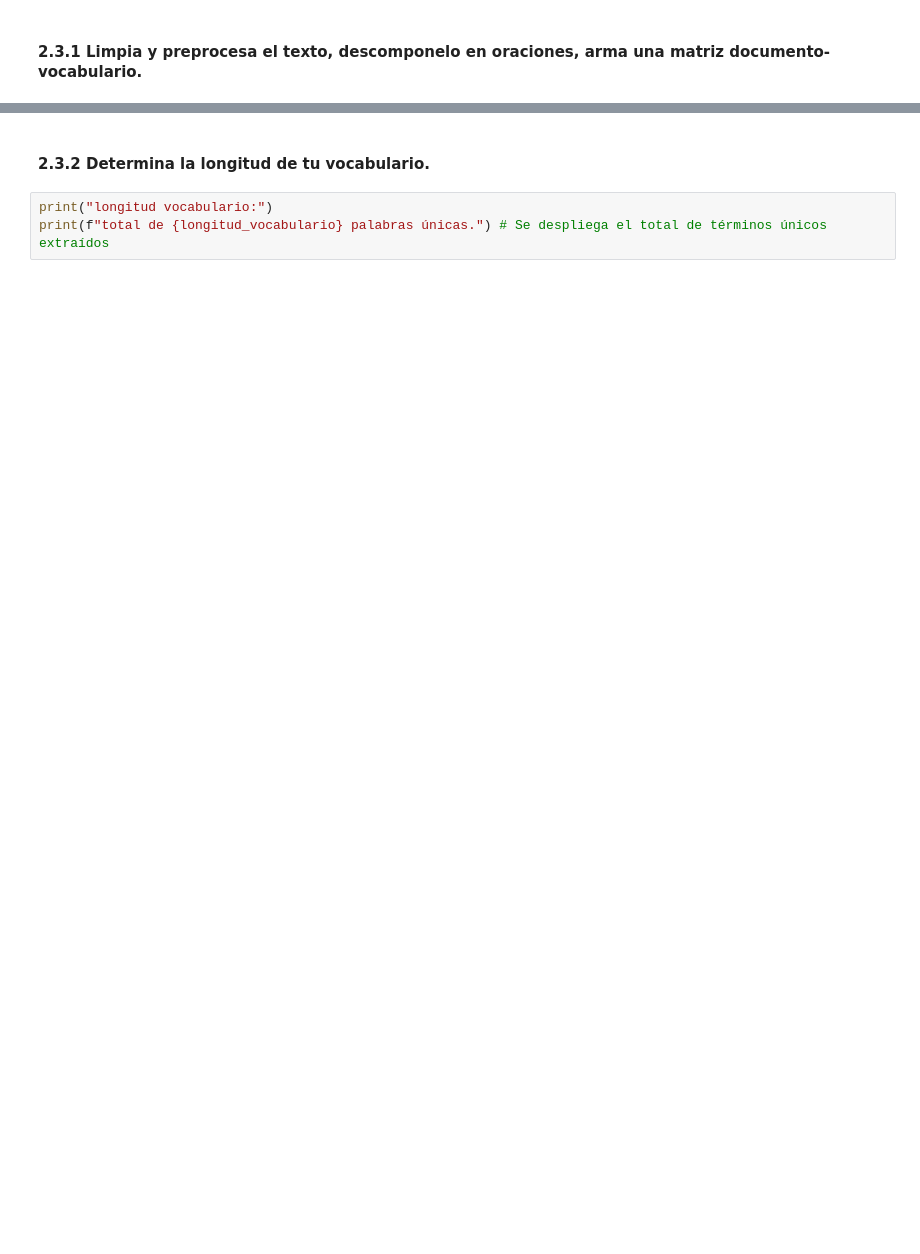
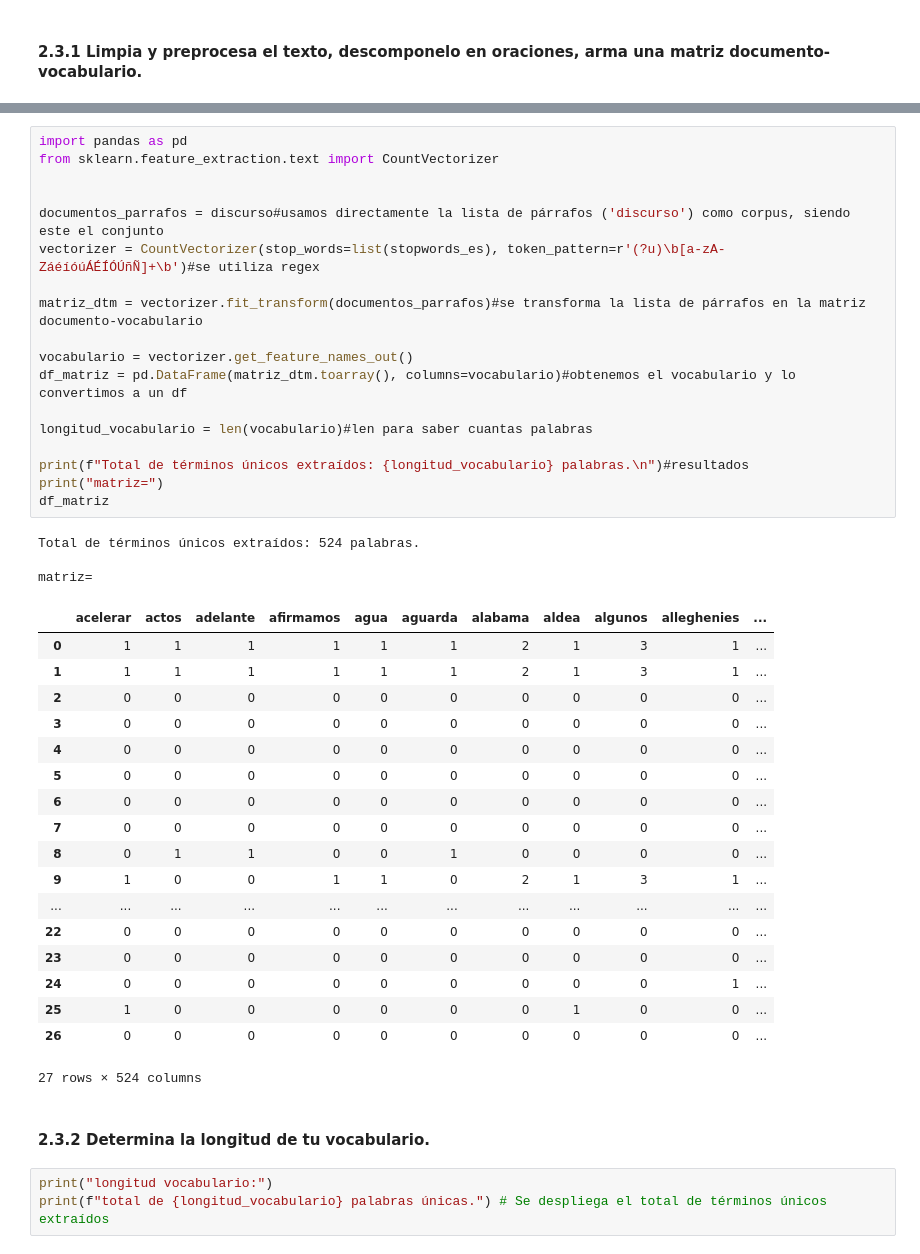
Before and after one commit to fergonzalvo/ISSD_PH, a Jupyter notebook: ⚡Gonzalvo_Fernando_PH_TP1.ipynb, the cells around one changed output, grey strips where cells are left out. Drawn from its saved outputs; the diff is of its cells as text; blank space fills up the shorter version.

```diff
--- a/⚡Gonzalvo_Fernando_PH_TP1.ipynb
+++ b/⚡Gonzalvo_Fernando_PH_TP1.ipynb
@@ -177,3 +134,43 @@ print(df_matriz.head()) # Se muestran las primeras filas del DataFrame de la mat
+# %%
+import pandas as pd
+from sklearn.feature_extraction.text import CountVectorizer
+
+
+documentos_parrafos = discurso#usamos directamente la lista de párrafos ('discurso') como corpus, siendo este el conjunto
+vectorizer = CountVectorizer(stop_words=list(stopwords_es), token_pattern=r'(?u)\b[a-zA-ZáéíóúÁÉÍÓÚñÑ]+\b')#se utiliza regex
+
+matriz_dtm = vectorizer.fit_transform(documentos_parrafos)#se transforma la lista de párrafos en la matriz documento-vocabulario
+
+vocabulario = vectorizer.get_feature_names_out()
+df_matriz = pd.DataFrame(matriz_dtm.toarray(), columns=vocabulario)#obtenemos el vocabulario y lo convertimos a un df
+
+longitud_vocabulario = len(vocabulario)#len para saber cuantas palabras
+
+print(f"Total de términos únicos extraídos: {longitud_vocabulario} palabras.\n")#resultados
+print("matriz=")
+df_matriz
+# %% [output]
+Total de términos únicos extraídos: 524 palabras.
+
+matriz=
+|  | acelerar | actos | adelante | afirmamos | agua | aguarda | alabama | aldea | algunos | alleghenies | ... |
+| 0 | 1 | 1 | 1 | 1 | 1 | 1 | 2 | 1 | 3 | 1 | ... |
+| 1 | 1 | 1 | 1 | 1 | 1 | 1 | 2 | 1 | 3 | 1 | ... |
+| 2 | 0 | 0 | 0 | 0 | 0 | 0 | 0 | 0 | 0 | 0 | ... |
+| 3 | 0 | 0 | 0 | 0 | 0 | 0 | 0 | 0 | 0 | 0 | ... |
+| 4 | 0 | 0 | 0 | 0 | 0 | 0 | 0 | 0 | 0 | 0 | ... |
+| 5 | 0 | 0 | 0 | 0 | 0 | 0 | 0 | 0 | 0 | 0 | ... |
+| 6 | 0 | 0 | 0 | 0 | 0 | 0 | 0 | 0 | 0 | 0 | ... |
+| 7 | 0 | 0 | 0 | 0 | 0 | 0 | 0 | 0 | 0 | 0 | ... |
+| 8 | 0 | 1 | 1 | 0 | 0 | 1 | 0 | 0 | 0 | 0 | ... |
+| 9 | 1 | 0 | 0 | 1 | 1 | 0 | 2 | 1 | 3 | 1 | ... |
+| ... | ... | ... | ... | ... | ... | ... | ... | ... | ... | ... | ... |
+| 22 | 0 | 0 | 0 | 0 | 0 | 0 | 0 | 0 | 0 | 0 | ... |
+| 23 | 0 | 0 | 0 | 0 | 0 | 0 | 0 | 0 | 0 | 0 | ... |
+| 24 | 0 | 0 | 0 | 0 | 0 | 0 | 0 | 0 | 0 | 1 | ... |
+| 25 | 1 | 0 | 0 | 0 | 0 | 0 | 0 | 1 | 0 | 0 | ... |
+| 26 | 0 | 0 | 0 | 0 | 0 | 0 | 0 | 0 | 0 | 0 | ... |
+27 rows × 524 columns
 # %% [markdown]
 
 #### 2.3.2 Determina la longitud de tu vocabulario.
```
Also changed, not shown: parts of 13 cells of this notebook.
